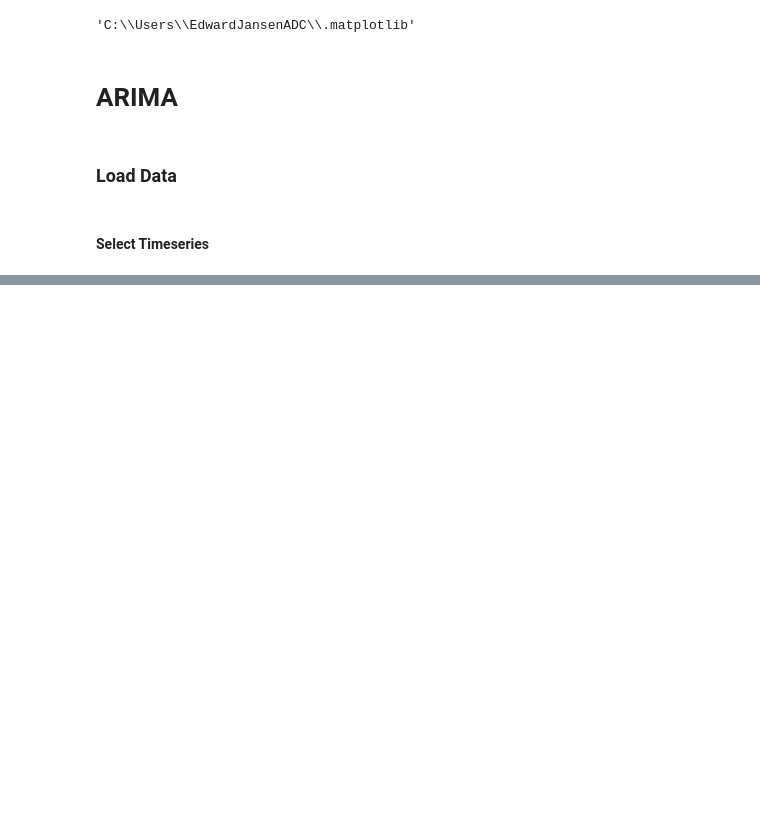
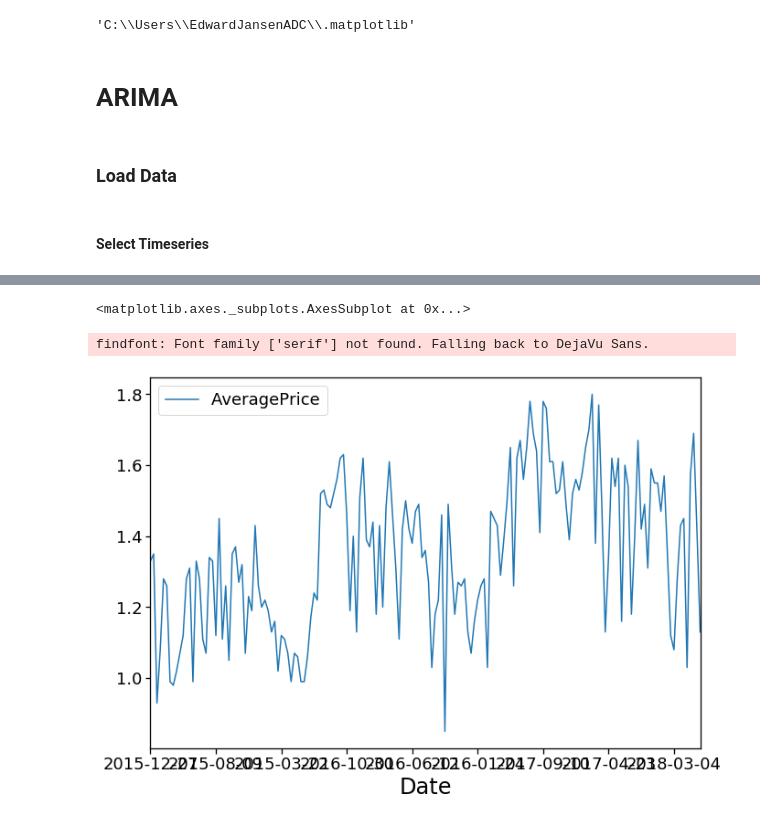
Before and after one commit to edwardjansen/Avocado, a Jupyter notebook: ARIMA.ipynb, the cells around one changed output, grey strips where cells are left out. Drawn from its saved outputs; the diff is of its cells as text; code cells hidden in the pictures; blank space fills up the shorter version.

```diff
--- a/ARIMA.ipynb
+++ b/ARIMA.ipynb
@@ -52,4 +52,4 @@ cols = df.columns
 #### Select Timeseries
 # %%
 region = 'Albany'
-type = 'conventional'
+Type = 'conventional'
@@ -87,0 +56,6 @@ df
+# %%
+df_sub = df.loc[ (df.region == region) & (df.type == Type)]
+
+# keep only price and dates
+keepcols = ['Date', 'AveragePrice']
+ts = df_sub[keepcols]
@@ -87,0 +78,6 @@ df
+# %%
+ts.plot('Date', 'AveragePrice')
+# %% [output]
+<matplotlib.axes._subplots.AxesSubplot at 0x...>
+findfont: Font family ['serif'] not found. Falling back to DejaVu Sans.
+[figure, added]
```
Also changed, not shown: parts of 3 cells of this notebook.
